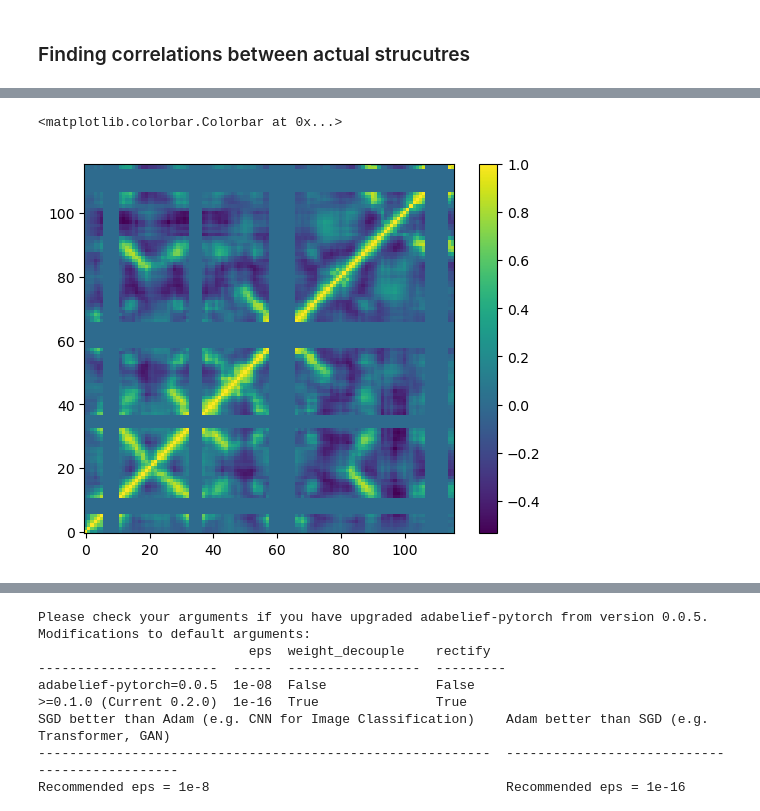
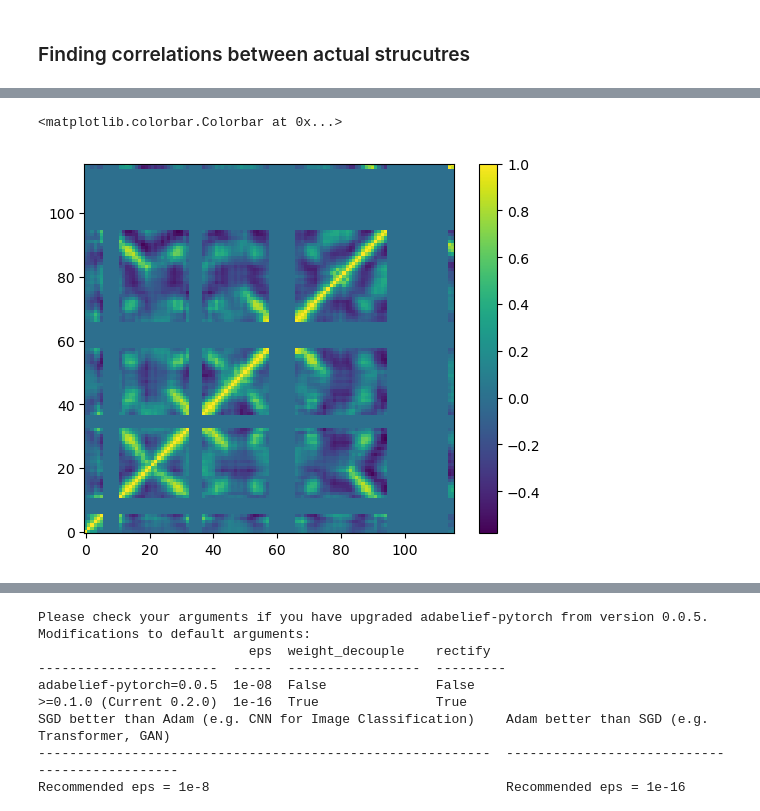
Before and after one commit to kevinmicha/ANTIPASTI, a Jupyter notebook: NMA CNN.ipynb, the cells around one changed output, grey strips where cells are left out. Saved outputs shown, nothing was run; the diff lists cells and outputs as text; code cells hidden in the pictures.

```diff
--- a/NMA CNN.ipynb
+++ b/NMA CNN.ipynb
@@ -1052,6 +1165,6 @@ kds
 # %%
-plt.imshow(imgs[238], origin='lower')
+plt.imshow(imgs[89], origin='lower')
 plt.colorbar()
 # %% [output]
 <matplotlib.colorbar.Colorbar at 0x...>
-[figure, old version]
+[figure, new version]
```
Also changed, not shown: parts of 71 cells of this notebook, 2 other files.
